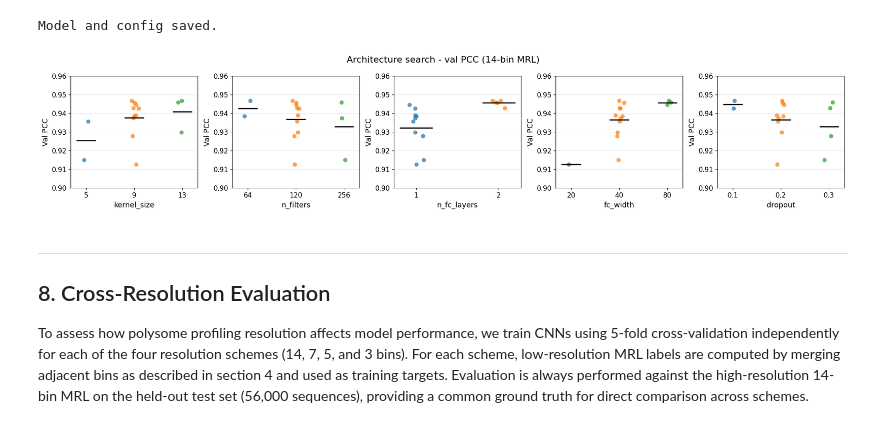
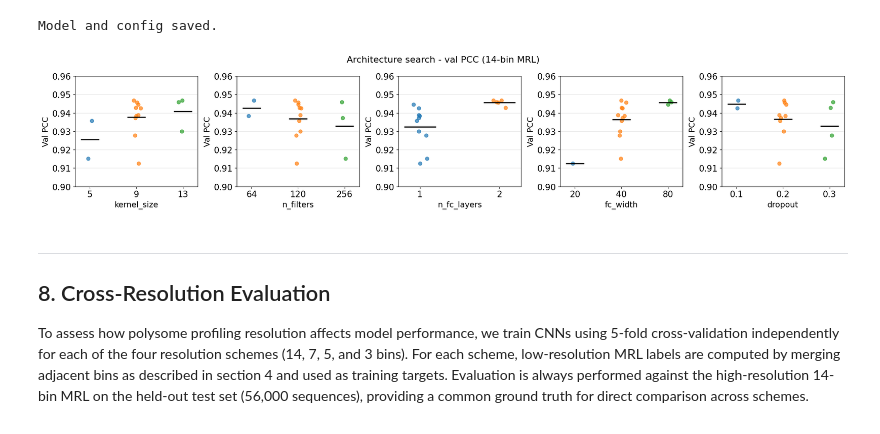
Before and after one commit to michelle-elias/polysome-resolution-project, a Jupyter notebook: code/polysome_resolution_project.ipynb, the cells around one changed output. Cells and saved outputs as stored; diff of their text form; code cells hidden in the pictures.

```diff
--- a/code/polysome_resolution_project.ipynb
+++ b/code/polysome_resolution_project.ipynb
@@ -260,7 +262,11 @@ def compute_lowres_mrl(df_subset, scheme):
 df["mrl_from_bins"] = compute_highres_mrl(df)
 
 mae = float(np.mean(np.abs(df["mrl_from_bins"].values - df["rl"].values)))
-print(f"MAE (Mean Absolute Error) vs provided rl column: {mae:.4f}  (should be close to ~0)")
-
-df["mrl_from_bins"].describe()
+print("MRL recomputation vs provided 'rl' column")
+print(f"  MAE:  {mae:.4f}")
+print()
+print("  mrl_from_bins distribution:")
+desc = df["mrl_from_bins"].describe()
+for stat, val in desc.items():
+    print(f"    {stat:<8} {val:.4f}")
 # %% [output]
@@ -501,7 +528,7 @@ sequences) for 40 epochs without early stopping before final evaluation.
 class CNNModel(nn.Module):
     """
     1D CNN to predict MRL from one-hot 5'UTR input (N, 4, L).
-    3×(Conv1d + ReLU) -> Flatten -> n_fc_layers×(Linear + ReLU + Dropout) -> Linear(1)
+    3x(Conv1d + ReLU) -> Flatten -> n_fc_layersx(Linear + ReLU + Dropout) -> Linear(1)
     """
     def __init__(self, seq_len=50, n_filters=120, kernel_size=8,
                  fc_width=40, n_fc_layers=1, dropout=0.2):
@@ -514,7 +541,7 @@ class CNNModel(nn.Module):
             nn.Conv1d(n_filters, n_filters, kernel_size, padding="same"), nn.ReLU(),
         )
 
-        # Flatten conv output (n_filters × seq_len) into a vector
+        # Flatten conv output (n_filters x seq_len) into a vector
         in_dim = n_filters * seq_len
 
         # MLP head (depth controlled by n_fc_layers)
@@ -814,38 +844,38 @@ fig, axes = plt.subplots(1, len(plot_params), figsize=(4 * len(plot_params), 4))
 
 for ax, param in zip(axes, plot_params):
     unique_vals = sorted(results_df[param].unique())
 
     for i, v in enumerate(unique_vals):
         pcc_vals = results_df.loc[results_df[param] == v, "val_pcc"].values
         # jitter x position
         jitter = np.random.uniform(-0.1, 0.1, size=len(pcc_vals))
         ax.scatter(np.full(len(pcc_vals), i) + jitter, pcc_vals,
                    alpha=0.7, s=40, zorder=3)
         # add mean line
         ax.hlines(pcc_vals.mean(), i - 0.2, i + 0.2,
                   colors="black", linewidths=2, zorder=4)
 
     ax.set_xticks(range(len(unique_vals)))
     ax.set_xticklabels([str(v) for v in unique_vals])
     ax.set_xlabel(param)
     ax.set_ylabel("Val PCC")
     ax.set_ylim(0.90, 0.96)
     ax.grid(axis="y", alpha=0.3)
 
 for ax in axes:
-    ax.tick_params(labelsize=12)
-    ax.set_xlabel(ax.get_xlabel(), fontsize=13)
-    ax.set_ylabel(ax.get_ylabel(), fontsize=13)
-    ax.set_title(ax.get_title(), fontsize=14)
+    ax.tick_params(labelsize=15)
+    ax.set_xlabel(ax.get_xlabel(), fontsize=14)
+    ax.set_ylabel(ax.get_ylabel(), fontsize=14)
+    ax.set_title(ax.get_title(), fontsize=15)
 
 fig.suptitle("Architecture search - val PCC (14-bin MRL)", fontsize=16)
 fig.tight_layout()
 
 fig.savefig(FIG_OUT_DIR / "arch_search_results.png",
             dpi=300, bbox_inches="tight")
 plt.show()
 # %% [output]
-[figure, old version]
+[figure, new version]
 # %% [markdown]
 ---
 ## 8. Cross-Resolution Evaluation <a id='8'></a>
```
Also changed, not shown: parts of 25 cells of this notebook, 1 other file.
